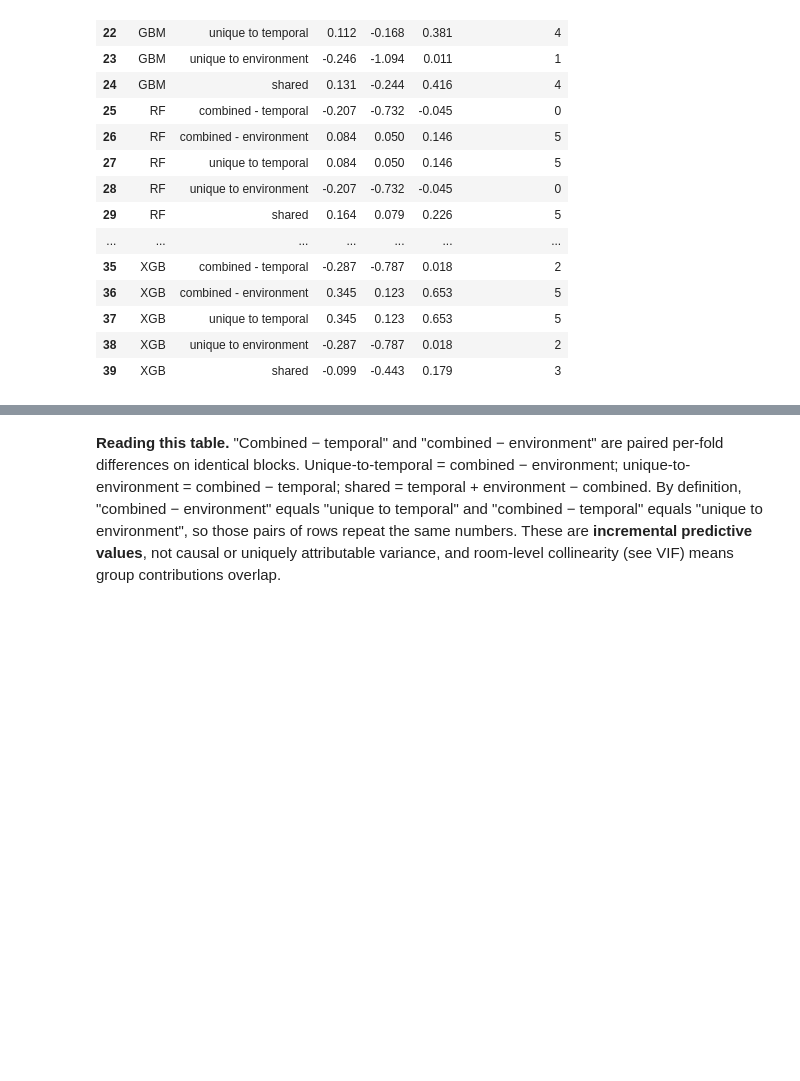
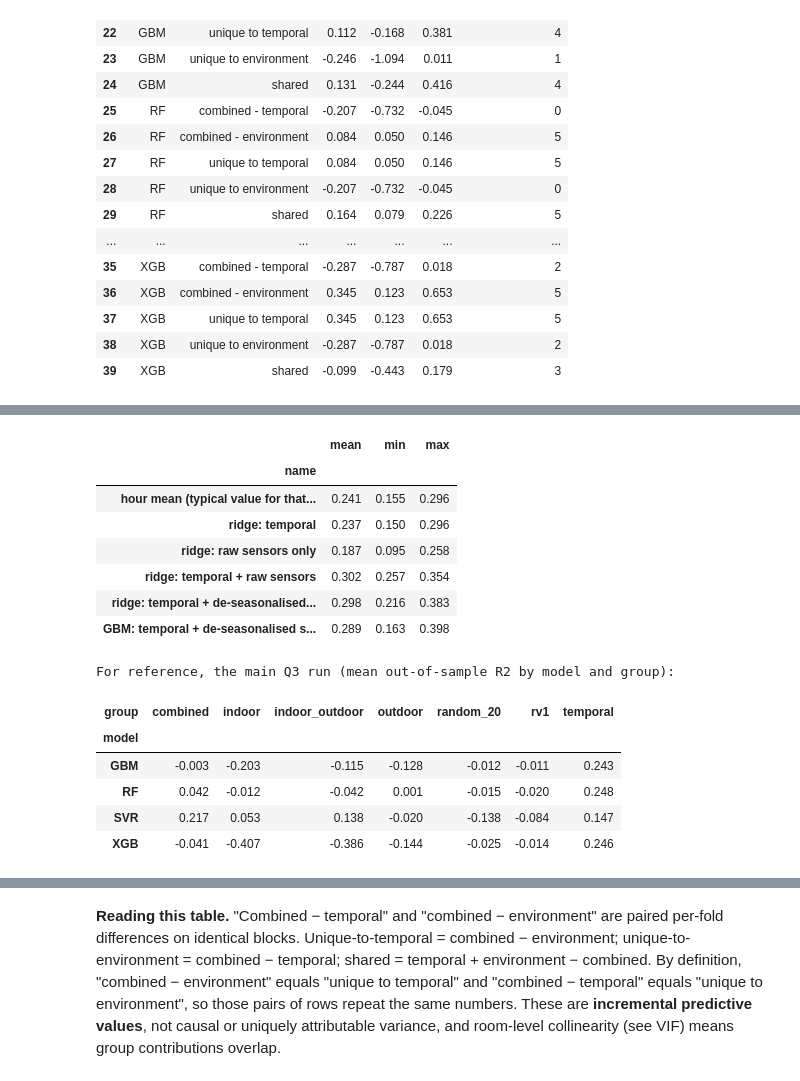
Before and after one commit to vmrmalicdem/DSS142-FinalProject, a Jupyter notebook: 02_abt_to_models_tier1.ipynb, the cells around one changed output, grey strips where cells are left out. Cells and saved outputs as stored; diff of their text form; code cells hidden in the pictures; blank space fills up the shorter version.

```diff
--- a/02_abt_to_models_tier1.ipynb
+++ b/02_abt_to_models_tier1.ipynb
@@ -614,0 +741,51 @@ display(INC[INC.run == "main"].drop(columns="run"))
+# %%
+abtd = abt.copy(); DES = []
+for s in SENS:                                           # deviation from the sensor's own trailing 1-day mean (uses only the past)
+    abtd[s + "_dev"] = abt[s] - abt[s].rolling(144, min_periods=1).mean(); DES.append(s + "_dev")
+
+def eval_group(name, cols, kind, df=abtd):
+    out = []
+    for k, (tr, te) in enumerate(OUTER):
+        if kind == "hour_mean":
+            mu = pd.Series(Y_LOG[tr]).groupby(df["hour"].to_numpy()[tr]).mean()
+            pred = df["hour"].iloc[te].map(mu).to_numpy()
+        else:
+            cv = [(np.searchsorted(tr, a), np.searchsorted(tr, b)) for a, b in blocks(tr, N_INNER, BUFFER)]
+            if kind == "ridge":
+                cat = [c for c in cols if c in CAT]; num = [c for c in cols if c not in CAT]
+                pipe = Pipeline([("prep", ColumnTransformer([("cat", OneHotEncoder(handle_unknown="ignore"), cat),
+                                                             ("num", StandardScaler(), num)])), ("model", Ridge())])
+                grid = {"model__alpha": [1, 10, 100, 1000, 10000]}
+            else:
+                pipe = make_pipe("GBM", cols); grid = MODELS["GBM"][1]
+            gs = GridSearchCV(pipe, grid, cv=cv, scoring="r2").fit(df.iloc[tr][cols], Y_LOG[tr])
+            pred = gs.predict(df.iloc[te][cols])
+        out.append(dict(name=name, fold=k, r2=r2_score(Y_LOG[te], pred)))
+    return out
+
+SPECS = [("hour mean (typical value for that hour)", None, "hour_mean"),
+         ("ridge: temporal", CAT, "ridge"),
+         ("ridge: raw sensors only", SENS, "ridge"),
+         ("ridge: temporal + raw sensors", CAT + SENS, "ridge"),
+         ("ridge: temporal + de-seasonalised sensors", CAT + DES, "ridge"),
+         ("GBM: temporal + de-seasonalised sensors", CAT + DES, "GBM")]
+BASE = pd.DataFrame([r for nm, cols, kd in SPECS for r in eval_group(nm, cols, kd)])
+display(BASE.groupby("name", sort=False).r2.agg(mean="mean", min="min", max="max"))
+print("For reference, the main Q3 run (mean out-of-sample R2 by model and group):")
+display(Q3[Q3.run == "main"].groupby(["model", "group"]).r2.mean().unstack().round(3))
+# %% [output]
+|  | mean | min | max |
+| name |  |  |  |
+| hour mean (typical value for that... | 0.241 | 0.155 | 0.296 |
+| ridge: temporal | 0.237 | 0.150 | 0.296 |
+| ridge: raw sensors only | 0.187 | 0.095 | 0.258 |
+| ridge: temporal + raw sensors | 0.302 | 0.257 | 0.354 |
+| ridge: temporal + de-seasonalised... | 0.298 | 0.216 | 0.383 |
+| GBM: temporal + de-seasonalised s... | 0.289 | 0.163 | 0.398 |
+For reference, the main Q3 run (mean out-of-sample R2 by model and group):
+| group | combined | indoor | indoor_outdoor | outdoor | random_20 | rv1 | temporal |
+| model |  |  |  |  |  |  |  |
+| GBM | -0.003 | -0.203 | -0.115 | -0.128 | -0.012 | -0.011 | 0.243 |
+| RF | 0.042 | -0.012 | -0.042 | 0.001 | -0.015 | -0.020 | 0.248 |
+| SVR | 0.217 | 0.053 | 0.138 | -0.020 | -0.138 | -0.084 | 0.147 |
+| XGB | -0.041 | -0.407 | -0.386 | -0.144 | -0.025 | -0.014 | 0.246 |
```
Also changed, not shown: parts of 8 cells of this notebook, 3 other files.
